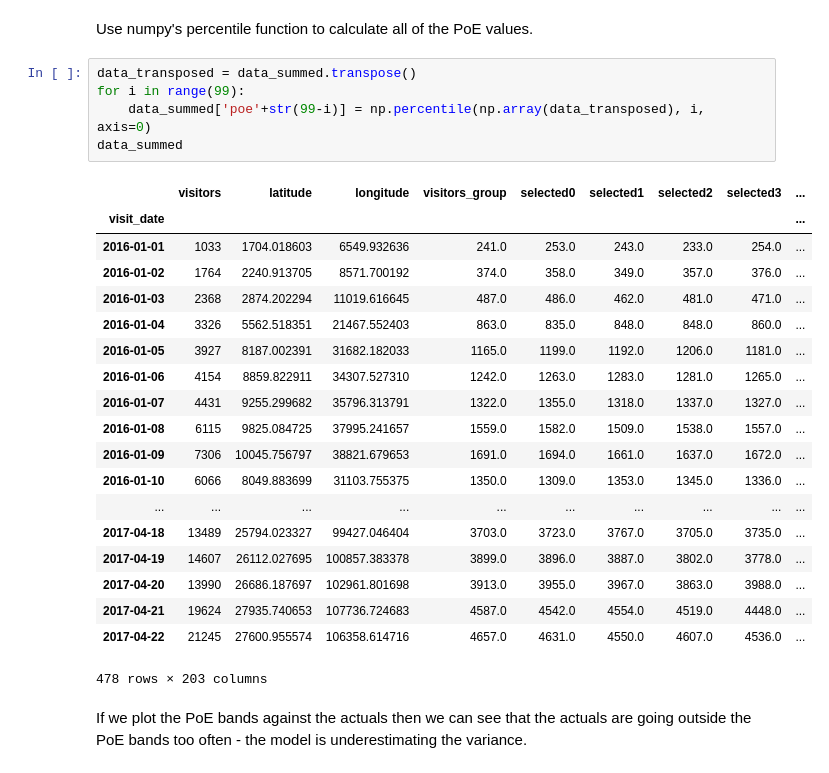
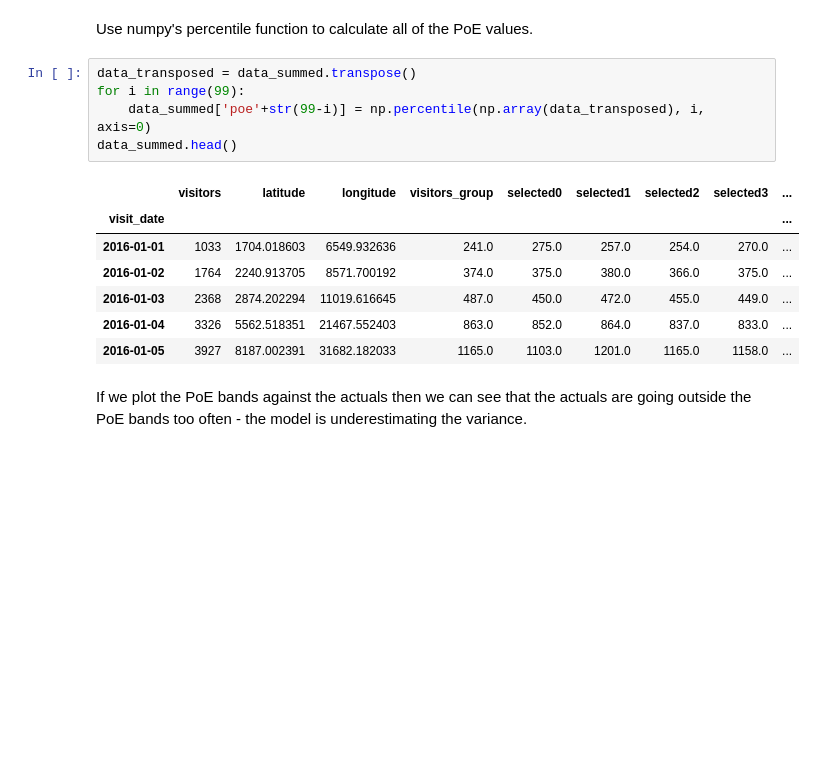
Before and after one commit to PeteCondon/RandomSort, a Jupyter notebook: Random Sort.ipynb, the cells around one changed output. Saved outputs shown, nothing was run; the diff lists cells and outputs as text; blank space fills up the shorter version.

```diff
--- a/Random Sort.ipynb
+++ b/Random Sort.ipynb
@@ -199,28 +175,16 @@ Use numpy's percentile function to calculate all of the PoE values.
 # %%
 data_transposed = data_summed.transpose()
 for i in range(99):
     data_summed['poe'+str(99-i)] = np.percentile(np.array(data_transposed), i, axis=0)
-data_summed
+data_summed.head()
 # %% [output]
 |  | visitors | latitude | longitude | visitors_group | selected0 | selected1 | selected2 | selected3 | ... |
 | visit_date |  |  |  |  |  |  |  |  | ... |
-| 2016-01-01 | 1033 | 1704.018603 | 6549.932636 | 241.0 | 253.0 | 243.0 | 233.0 | 254.0 | ... |
-| 2016-01-02 | 1764 | 2240.913705 | 8571.700192 | 374.0 | 358.0 | 349.0 | 357.0 | 376.0 | ... |
-| 2016-01-03 | 2368 | 2874.202294 | 11019.616645 | 487.0 | 486.0 | 462.0 | 481.0 | 471.0 | ... |
-| 2016-01-04 | 3326 | 5562.518351 | 21467.552403 | 863.0 | 835.0 | 848.0 | 848.0 | 860.0 | ... |
-| 2016-01-05 | 3927 | 8187.002391 | 31682.182033 | 1165.0 | 1199.0 | 1192.0 | 1206.0 | 1181.0 | ... |
-| 2016-01-06 | 4154 | 8859.822911 | 34307.527310 | 1242.0 | 1263.0 | 1283.0 | 1281.0 | 1265.0 | ... |
-| 2016-01-07 | 4431 | 9255.299682 | 35796.313791 | 1322.0 | 1355.0 | 1318.0 | 1337.0 | 1327.0 | ... |
-| 2016-01-08 | 6115 | 9825.084725 | 37995.241657 | 1559.0 | 1582.0 | 1509.0 | 1538.0 | 1557.0 | ... |
-| 2016-01-09 | 7306 | 10045.756797 | 38821.679653 | 1691.0 | 1694.0 | 1661.0 | 1637.0 | 1672.0 | ... |
-| 2016-01-10 | 6066 | 8049.883699 | 31103.755375 | 1350.0 | 1309.0 | 1353.0 | 1345.0 | 1336.0 | ... |
-| ... | ... | ... | ... | ... | ... | ... | ... | ... | ... |
-| 2017-04-18 | 13489 | 25794.023327 | 99427.046404 | 3703.0 | 3723.0 | 3767.0 | 3705.0 | 3735.0 | ... |
-| 2017-04-19 | 14607 | 26112.027695 | 100857.383378 | 3899.0 | 3896.0 | 3887.0 | 3802.0 | 3778.0 | ... |
-| 2017-04-20 | 13990 | 26686.187697 | 102961.801698 | 3913.0 | 3955.0 | 3967.0 | 3863.0 | 3988.0 | ... |
-| 2017-04-21 | 19624 | 27935.740653 | 107736.724683 | 4587.0 | 4542.0 | 4554.0 | 4519.0 | 4448.0 | ... |
-| 2017-04-22 | 21245 | 27600.955574 | 106358.614716 | 4657.0 | 4631.0 | 4550.0 | 4607.0 | 4536.0 | ... |
+| 2016-01-01 | 1033 | 1704.018603 | 6549.932636 | 241.0 | 275.0 | 257.0 | 254.0 | 270.0 | ... |
+| 2016-01-02 | 1764 | 2240.913705 | 8571.700192 | 374.0 | 375.0 | 380.0 | 366.0 | 375.0 | ... |
+| 2016-01-03 | 2368 | 2874.202294 | 11019.616645 | 487.0 | 450.0 | 472.0 | 455.0 | 449.0 | ... |
+| 2016-01-04 | 3326 | 5562.518351 | 21467.552403 | 863.0 | 852.0 | 864.0 | 837.0 | 833.0 | ... |
+| 2016-01-05 | 3927 | 8187.002391 | 31682.182033 | 1165.0 | 1103.0 | 1201.0 | 1165.0 | 1158.0 | ... |
-478 rows × 203 columns
 # %% [markdown]
 If we plot the PoE bands against the actuals then we can see that the actuals are going outside the PoE bands too often - the model is underestimating the variance.
 # %%
```
Also changed, not shown: parts of 18 cells of this notebook, 1 other file.
